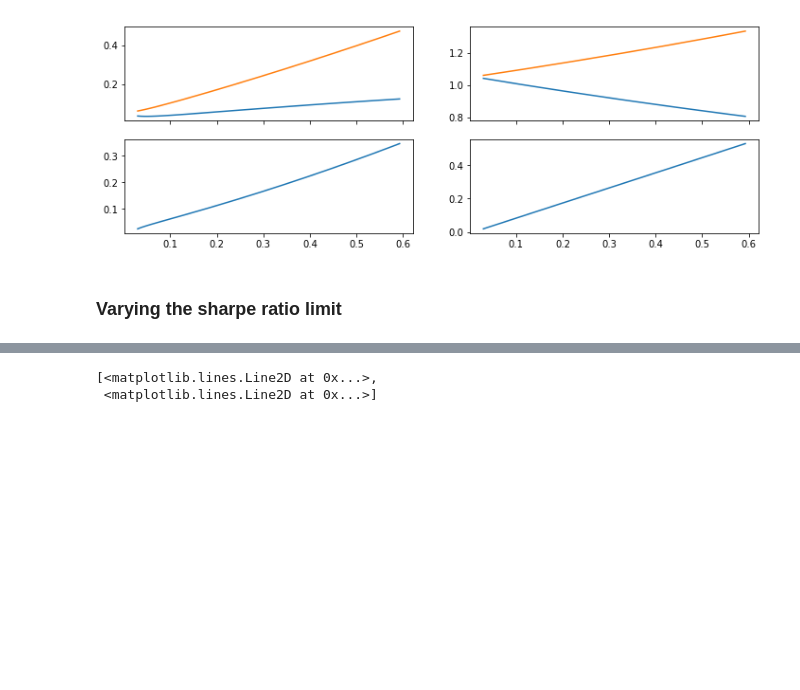
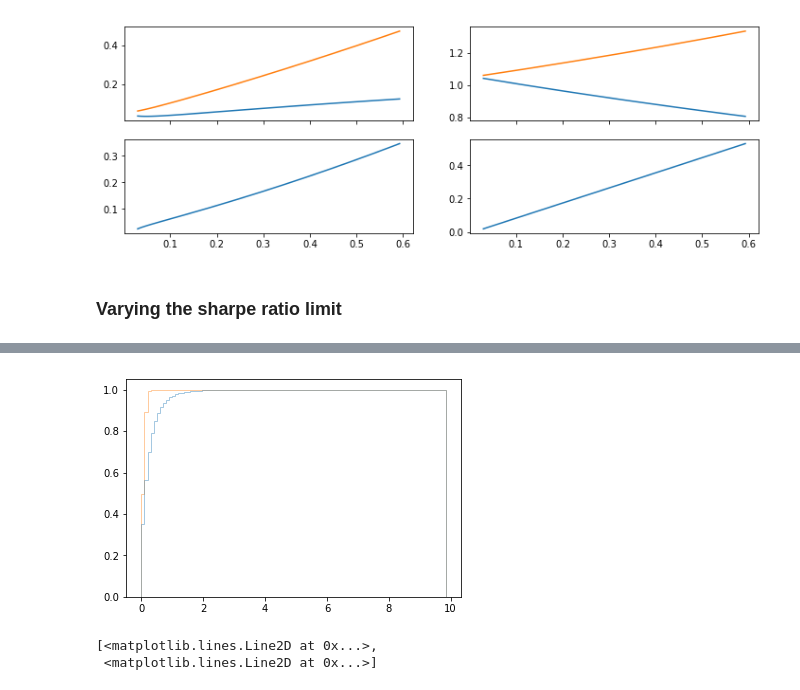
Before and after one commit to sebasv/thesis, a Jupyter notebook: Simulations.ipynb, the cells around one changed output, grey strips where cells are left out. Drawn from its saved outputs; the diff is of its cells as text; code cells hidden in the pictures; blank space fills up the shorter version.

```diff
--- a/Simulations.ipynb
+++ b/Simulations.ipynb
@@ -191,3 +243,7 @@ ax1.plot(X, c+b/a*np.sqrt(np.power(X,2)-np.power(a,2)), 'r-.', X, c-b/a*np.sqrt(
+# %%
+plt.hist([(M_ub*F)[F>0], (M_lb*F)[F>0]], bins=100, alpha=.4, normed=True, cumulative=True,rwidth=1, histtype='step');
+# %% [output]
+[figure, added]
 # %%
 for p, yi in zip(X, Y):
     x = np.maximum(k, np.exp(mux + sigmax @ W))
```
Also changed, not shown: parts of 10 cells of this notebook, 1 other file.
